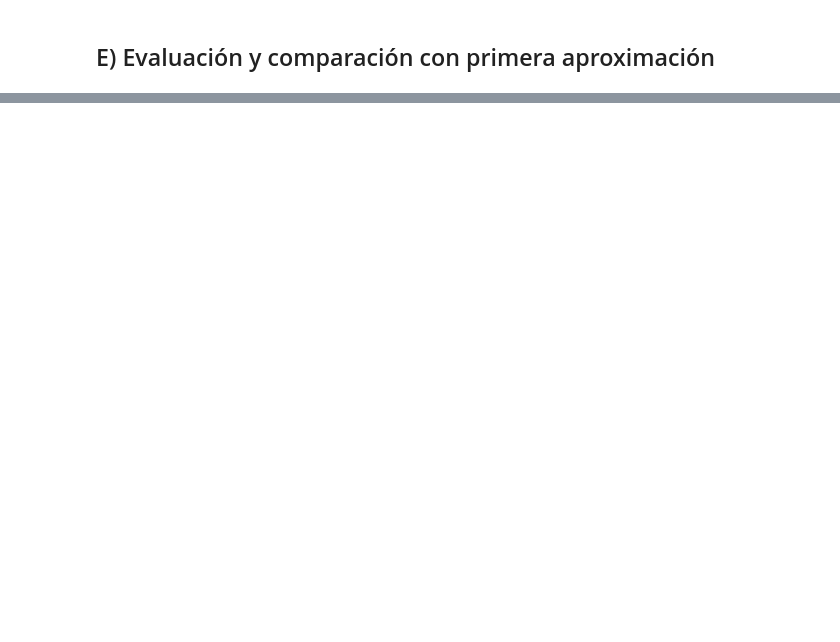
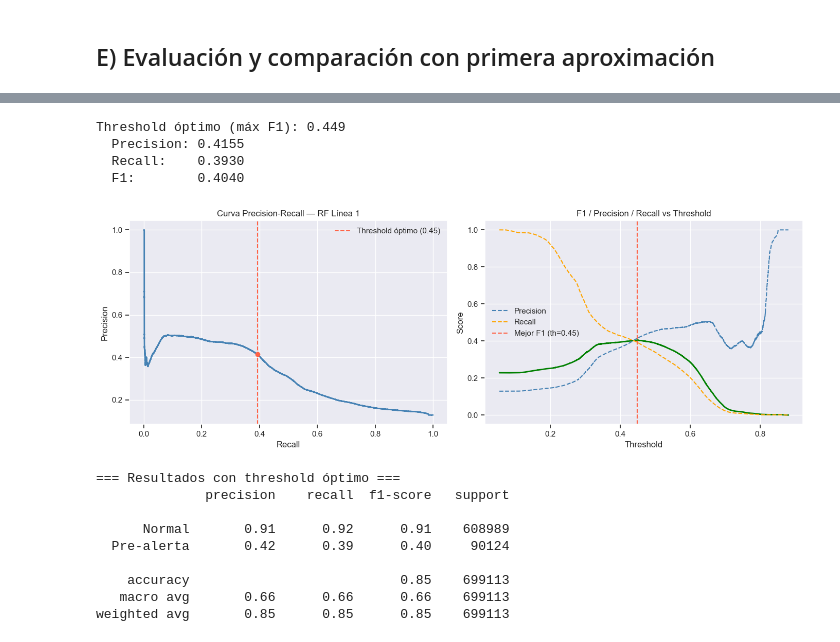
Before and after one commit to UCM-GIDIA-PD1/c2526-R5, a Jupyter notebook: src/models/modelos_alertas/tecnica_RandomForest.ipynb, the cells around one changed output, grey strips where cells are left out. Saved outputs shown, nothing was run; the diff lists cells and outputs as text; code cells hidden in the pictures; blank space fills up the shorter version.

```diff
--- a/src/models/modelos_alertas/tecnica_RandomForest.ipynb
+++ b/src/models/modelos_alertas/tecnica_RandomForest.ipynb
@@ -513,0 +630,67 @@ weighted avg       0.79      0.58      0.65    699113
+# %%
+from sklearn.metrics import precision_recall_curve
+import matplotlib.pyplot as plt
+import numpy as np
+
+# Probabilidades del modelo en test
+y2_proba_test = rf_l1.predict_proba(X2_test)[:, 1]
+
+# Curva Precision-Recall
+precisions, recalls, thresholds = precision_recall_curve(y2_test, y2_proba_test)
+
+# F1 para cada threshold
+f1_scores = 2 * (precisions * recalls) / (precisions + recalls + 1e-9)
+best_idx = np.argmax(f1_scores)
+best_threshold = thresholds[best_idx]
+
+print(f"Threshold óptimo (máx F1): {best_threshold:.3f}")
+print(f"  Precision: {precisions[best_idx]:.4f}")
+print(f"  Recall:    {recalls[best_idx]:.4f}")
+print(f"  F1:        {f1_scores[best_idx]:.4f}")
+
+# Gráfico
+fig, axes = plt.subplots(1, 2, figsize=(14, 5))
+
+# — Curva PR —
+axes[0].plot(recalls, precisions, color='steelblue', lw=2)
+axes[0].axvline(recalls[best_idx], color='tomato', linestyle='--', label=f'Threshold óptimo ({best_threshold:.2f})')
+axes[0].scatter(recalls[best_idx], precisions[best_idx], color='tomato', zorder=5)
+axes[0].set_xlabel("Recall")
+axes[0].set_ylabel("Precision")
+axes[0].set_title("Curva Precision-Recall — RF Línea 1")
+axes[0].legend()
+axes[0].grid(True)
+
+# — F1 vs Threshold —
+axes[1].plot(thresholds, f1_scores[:-1], color='green', lw=2)
+axes[1].plot(thresholds, precisions[:-1], color='steelblue', lw=1.5, linestyle='--', label='Precision')
+axes[1].plot(thresholds, recalls[:-1], color='orange', lw=1.5, linestyle='--', label='Recall')
+axes[1].axvline(best_threshold, color='tomato', linestyle='--', label=f'Mejor F1 (th={best_threshold:.2f})')
+axes[1].set_xlabel("Threshold")
+axes[1].set_ylabel("Score")
+axes[1].set_title("F1 / Precision / Recall vs Threshold")
+axes[1].legend()
+axes[1].grid(True)
+
+plt.tight_layout()
+plt.show()
+
+# Evaluación con el threshold óptimo
+y2_pred_opt = (y2_proba_test >= best_threshold).astype(int)
+print("\n=== Resultados con threshold óptimo ===")
+print(classification_report(y2_test, y2_pred_opt, target_names=["Normal", "Pre-alerta"]))
+# %% [output]
+Threshold óptimo (máx F1): 0.449
+  Precision: 0.4155
+  Recall:    0.3930
+  F1:        0.4040
+[figure, added]
+=== Resultados con threshold óptimo ===
+              precision    recall  f1-score   support
+
+      Normal       0.91      0.92      0.91    608989
+  Pre-alerta       0.42      0.39      0.40     90124
+
+    accuracy                           0.85    699113
+   macro avg       0.66      0.66      0.66    699113
+weighted avg       0.85      0.85      0.85    699113
```
Also changed, not shown: parts of 13 cells of this notebook.
